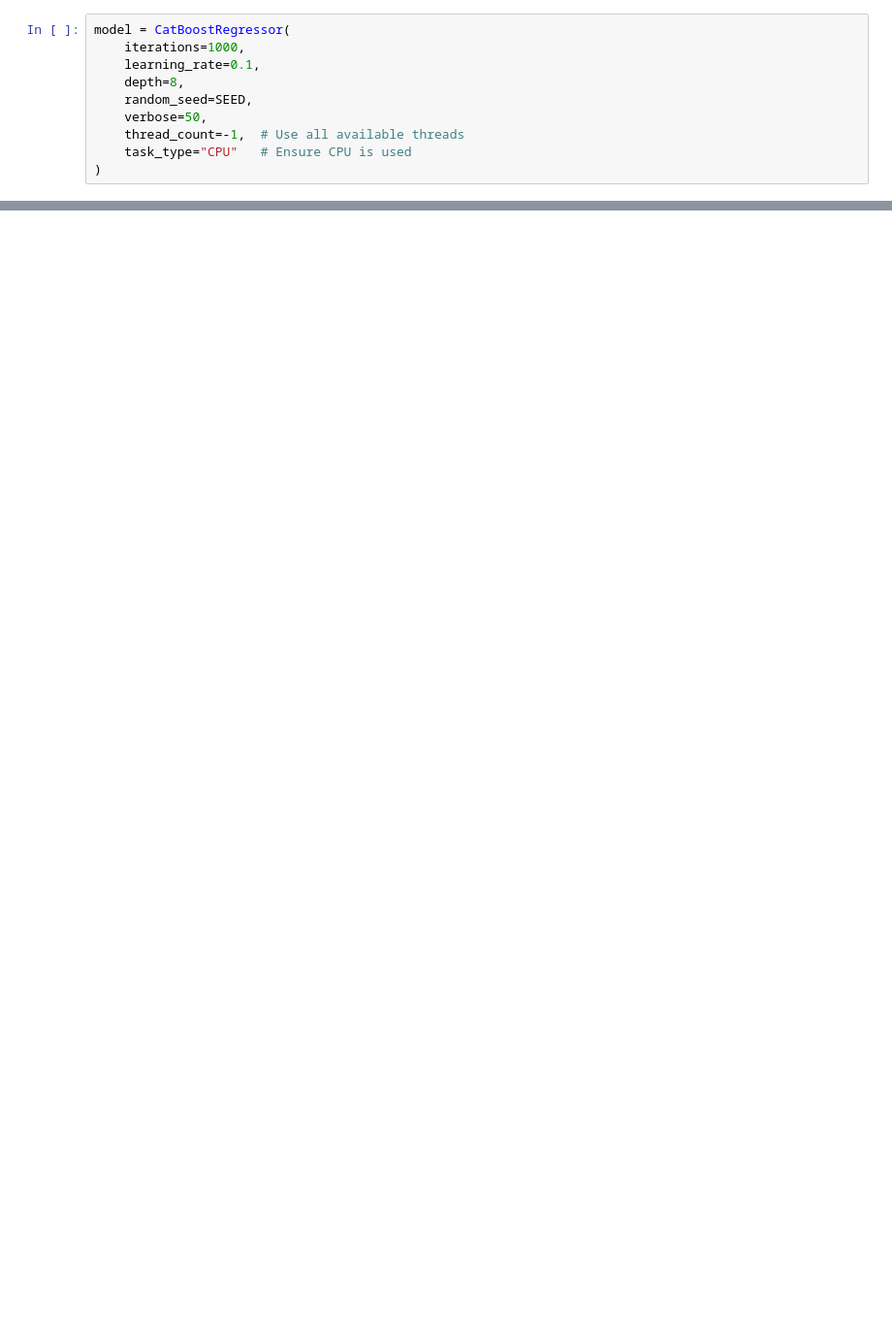
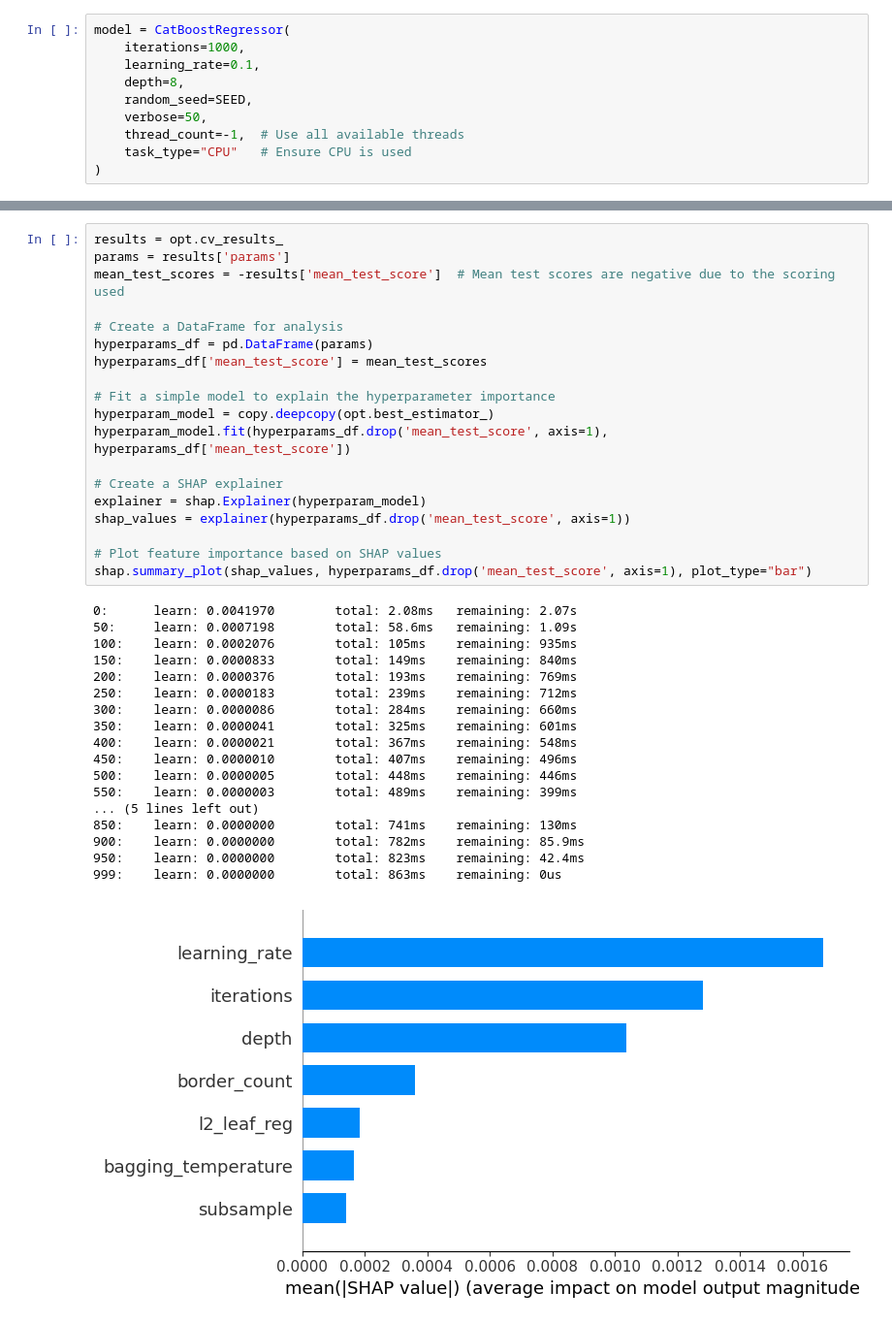
Before and after one commit to SerjWeesp/sp500, a Jupyter notebook: sp500_prediction.ipynb, the cells around one changed output, grey strips where cells are left out. Shown at 97% size. Cells and saved outputs as stored; diff of their text form; blank space fills up the shorter version.

```diff
--- a/sp500_prediction.ipynb
+++ b/sp500_prediction.ipynb
@@ -141,0 +253,38 @@ Test RMSE: 0.07590568914154557
+# %%
+results = opt.cv_results_
+params = results['params']
+mean_test_scores = -results['mean_test_score']  # Mean test scores are negative due to the scoring used
+
+# Create a DataFrame for analysis
+hyperparams_df = pd.DataFrame(params)
+hyperparams_df['mean_test_score'] = mean_test_scores
+
+# Fit a simple model to explain the hyperparameter importance
+hyperparam_model = copy.deepcopy(opt.best_estimator_)
+hyperparam_model.fit(hyperparams_df.drop('mean_test_score', axis=1), hyperparams_df['mean_test_score'])
+
+# Create a SHAP explainer
+explainer = shap.Explainer(hyperparam_model)
+shap_values = explainer(hyperparams_df.drop('mean_test_score', axis=1))
+
+# Plot feature importance based on SHAP values
+shap.summary_plot(shap_values, hyperparams_df.drop('mean_test_score', axis=1), plot_type="bar")
+# %% [output]
+0:      learn: 0.0041970        total: 2.08ms   remaining: 2.07s
+50:     learn: 0.0007198        total: 58.6ms   remaining: 1.09s
+100:    learn: 0.0002076        total: 105ms    remaining: 935ms
+150:    learn: 0.0000833        total: 149ms    remaining: 840ms
+200:    learn: 0.0000376        total: 193ms    remaining: 769ms
+250:    learn: 0.0000183        total: 239ms    remaining: 712ms
+300:    learn: 0.0000086        total: 284ms    remaining: 660ms
+350:    learn: 0.0000041        total: 325ms    remaining: 601ms
+400:    learn: 0.0000021        total: 367ms    remaining: 548ms
+450:    learn: 0.0000010        total: 407ms    remaining: 496ms
+500:    learn: 0.0000005        total: 448ms    remaining: 446ms
+550:    learn: 0.0000003        total: 489ms    remaining: 399ms
+... (5 lines left out)
+850:    learn: 0.0000000        total: 741ms    remaining: 130ms
+900:    learn: 0.0000000        total: 782ms    remaining: 85.9ms
+950:    learn: 0.0000000        total: 823ms    remaining: 42.4ms
+999:    learn: 0.0000000        total: 863ms    remaining: 0us
+[figure, added]
```
Also changed, not shown: parts of 27 cells of this notebook.
